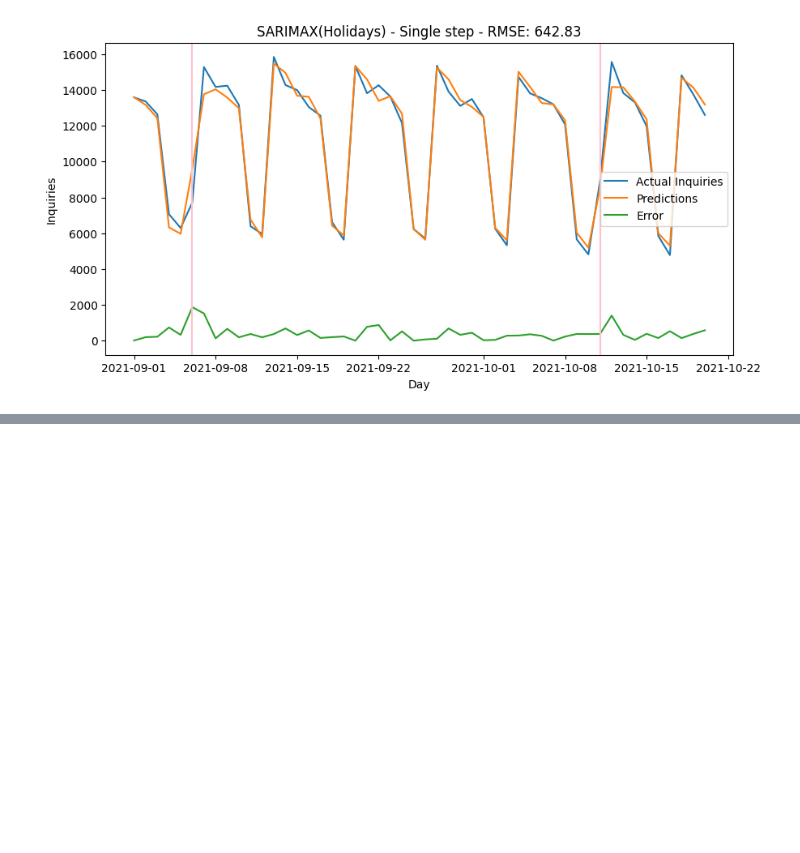
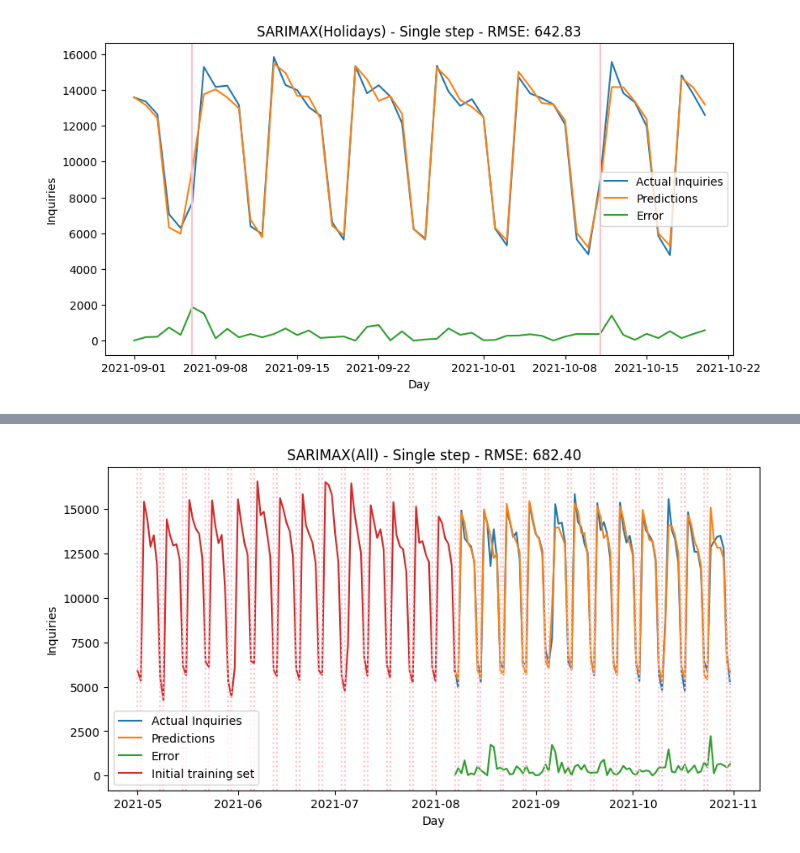
Before and after one commit to manali146/Call-Count-Forecasting, a Jupyter notebook: 03_Statistical_Models/06-02-SARIMAX - Singlestep.ipynb, the cells around one changed output, grey strips where cells are left out. Cells and saved outputs as stored; diff of their text form; code cells hidden in the pictures; blank space fills up the shorter version.

```diff
--- a/03_Statistical_Models/06-02-SARIMAX - Singlestep.ipynb
+++ b/03_Statistical_Models/06-02-SARIMAX - Singlestep.ipynb
@@ -449,0 +517,4 @@ plt.show()
+# %%
+exog_df.loc[(exog_df['Weekday'] == 'Saturday'),'Weekend'] = 1
+exog_df.loc[(exog_df['Weekday'] == 'Sunday'),'Weekend'] = 1
+exog_df
@@ -449,0 +535,9 @@ plt.show()
+# %%
+from sklearn import preprocessing
+# transform data
+le = preprocessing.LabelEncoder()
+le.fit(exog_df['Weekday'])
+#LabelEncoder()
+list(le.classes_)
+exog_df['Weekday_encoded'] = le.transform(exog_df['Weekday'])
+print(exog_df)
@@ -449,0 +562,2 @@ plt.show()
+# %%
+exog_df = exog_df.set_index('date')
@@ -449,0 +751,5 @@ plt.show()
+# %%
+test_df['Exog_all'] = predictions
+test_df['Exog_all_Error'] = rmse_list
+Exog_allRMSE_single = test_df['Exog_all_Error'].mean()
+test_df,Exog_allRMSE_single
@@ -449,0 +773,16 @@ plt.show()
+# %%
+plt.title('SARIMAX(All) - Single step - RMSE: 682.40')
+plt.plot(test_df[:'2021-10-31'][['Inquiries_NonStat',	'Exog_all'	,'Exog_all_Error']], label = ['Actual Inquiries','Predictions','Error'])
+plt.plot(train_df['2021-05-01':], label = 'Initial training set')
+plt.xlabel('Day')
+plt.ylabel('Inquiries')
+plt.legend()
+
+
+# Add a vertical line at x=0
+for i, row in exog_df['Weekend']['2021-05-01':'2021-10-31'].iteritems():
+    if row != 0:
+        plt.axvline(x = i, color='pink', linestyle=':')
+plt.show()
+# %% [output]
+[figure, added]
```
Also changed, not shown: parts of 17 cells of this notebook.
